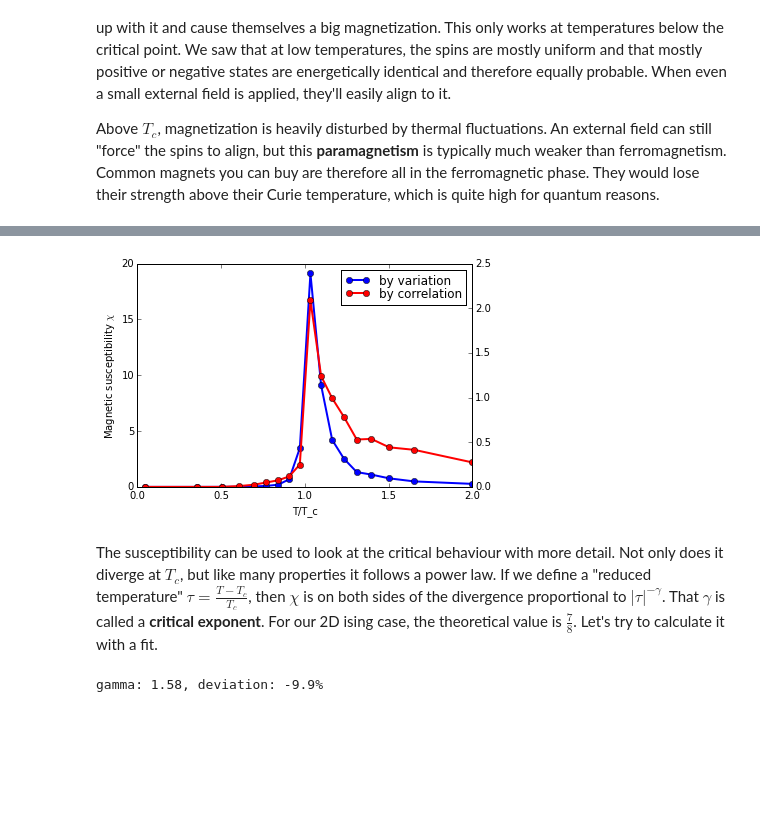
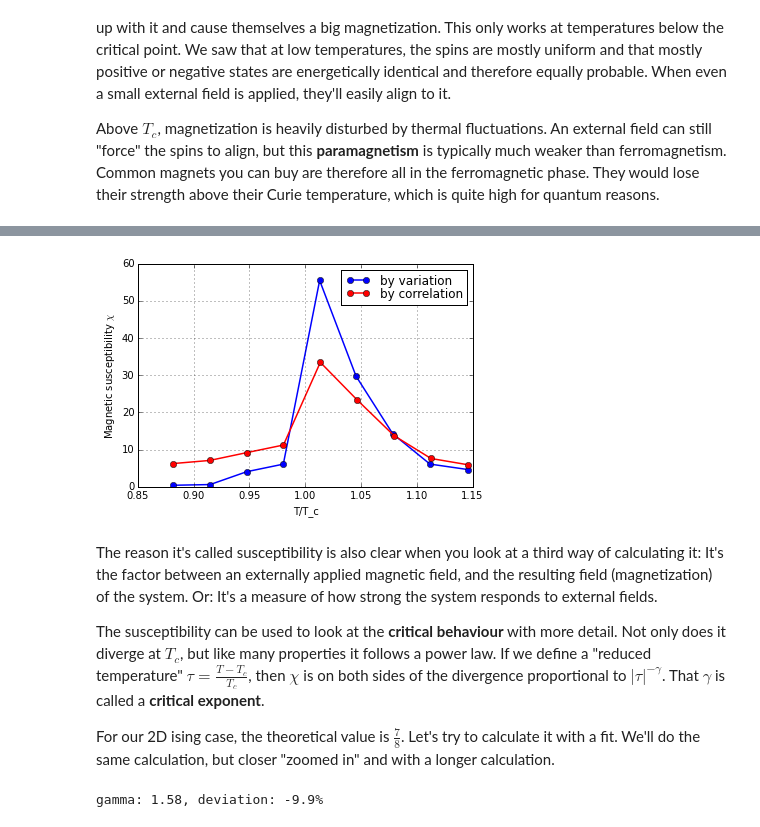
Before and after one commit to s9w/magneto, a Jupyter notebook: physics.ipynb, the cells around one changed output, grey strips where cells are left out. Saved outputs shown, nothing was run; the diff lists cells and outputs as text; code cells hidden in the pictures; blank space fills up the shorter version.

Commit message:
Expanded the notebook with correlation etc

```diff
--- a/physics.ipynb
+++ b/physics.ipynb
@@ -7,7 +7,7 @@ import matplotlib.pyplot as plt
 import matplotlib as mpl
 import matplotlib.animation as animation
 %matplotlib inline
-mpl.rcParams['lines.linewidth'] = 2
+mpl.rcParams['lines.linewidth'] = 1.5
 mpl.rcParams['lines.marker'] = "o"
 mpl.rcParams['axes.grid'] = True
 mpl.rcParams['legend.labelspacing'] = 0.0
@@ -66,12 +62,0 @@ To visualize how a typical system looks at different temperatures, we'll run a f
-# %%
-# !magneto -N1=50 -N2=0 -TMin=1.5 -TMax=3.5 -L=109 -TSteps=4 -states=states
-fig = plt.figure(figsize=(8,2))
-for i in range(4):
-    with open("states{}.txt".format(i)) as f:
-        T = float(f.readline())
-    ising_grids = np.loadtxt("states{}.txt".format(i), delimiter=",", skiprows=1)
-    ax = fig.add_subplot(1, 4, i+1)
-    ax.grid(False)
-    ax.imshow(ising_grids, cmap=plt.cm.Greys, interpolation="none")
-    ax.set_title("T={:.2f}".format(T))
-fig.tight_layout()
@@ -156,23 +212,30 @@ Before we look at that connection in more detail, let's calculate the susceptibi
 # %%
-# !magneto -L=30 -TSteps=18 -N2=1500 -N3=15 -chi=chi -corr=corr -dist=normal
+# !magneto -L=60 -TMin=2.0 -TMax=2.6 -TSteps=9 -N2=1000 -N3=500 -chi=chi -dist=normal -N1=1000
 
 ax = plt.subplot(xlabel="T/T_c", ylabel="Magnetic susceptibility $\chi$")
-ax2 = ax.twinx()
-ax.grid(False)
-ax2.grid(False)
-
 T, chi = np.loadtxt("chi.txt",  delimiter=", ", unpack=True)
 ax.plot(T/Tc, chi, label="by variation")
-T, corrLen = np.loadtxt("corr.txt",  delimiter=", ", unpack=True)
-ax2.plot(T/Tc, corrLen, "red", label="by correlation")
 
-lines, labels = ax.get_legend_handles_labels()
-lines2, labels2 = ax2.get_legend_handles_labels()
-ax.legend(lines + lines2, labels + labels2, loc="upper right");
+data = np.loadtxt("chi_corrfun.txt",  delimiter=", ")
+T = data[:,0]
+chi_corrfun = []
+for i in range(9):
+    _, corr_fun_data = np.split(data[i], [1])
+    corr_fun_data = lower_range(corr_fun_data, threshold = 0.01)
+    distance = np.arange(corr_fun_data.size)
+    [xi, a], _ = curve_fit(ln_corr_fun, distance, corr_fun_data)
+    chi_corrfun.append(xi/T[i])
+
+ax.plot(np.asarray(T/Tc), np.asarray(chi_corrfun), "red", label="by correlation")
+plt.legend();
 # %% [output]
-[figure, old version]
+[figure, new version]
 # %% [markdown]
-The susceptibility can be used to look at the critical behaviour with more detail. Not only does it diverge at $T_c$, but like many properties it follows a power law. If we define a "reduced temperature" $\tau=\frac{T-T_c}{T_c}$, then $\chi$ is on both sides of the divergence proportional to $\lvert\tau\rvert^{-\gamma}$. That $\gamma$ is called a **critical exponent**. For our 2D ising case, the theoretical value is $\frac 7 8$. Let's try to calculate it with a fit.
+The reason it's called susceptibility is also clear when you look at a third way of calculating it: It's the factor between an externally applied magnetic field, and the resulting field (magnetization) of the system. Or: It's a measure of how strong the system responds to external fields.
+
+The susceptibility can be used to look at the **critical behaviour** with more detail. Not only does it diverge at $T_c$, but like many properties it follows a power law. If we define a "reduced temperature" $\tau=\frac{T-T_c}{T_c}$, then $\chi$ is on both sides of the divergence proportional to $\lvert\tau\rvert^{-\gamma}$. That $\gamma$ is called a **critical exponent**.
+
+For our 2D ising case, the theoretical value is $\frac 7 8$. Let's try to calculate it with a fit. We'll do the same calculation, but closer "zoomed in" and with a longer calculation.
 # %%
 # magneto run takes about 30 secs
 # !magneto -L=100 -TSteps=15 -N2=800 -N3=15 -chi=chi_exp -TMin=2.7 -TMax=3.5 -dist=normal
```
Also changed, not shown: parts of 32 cells of this notebook.
